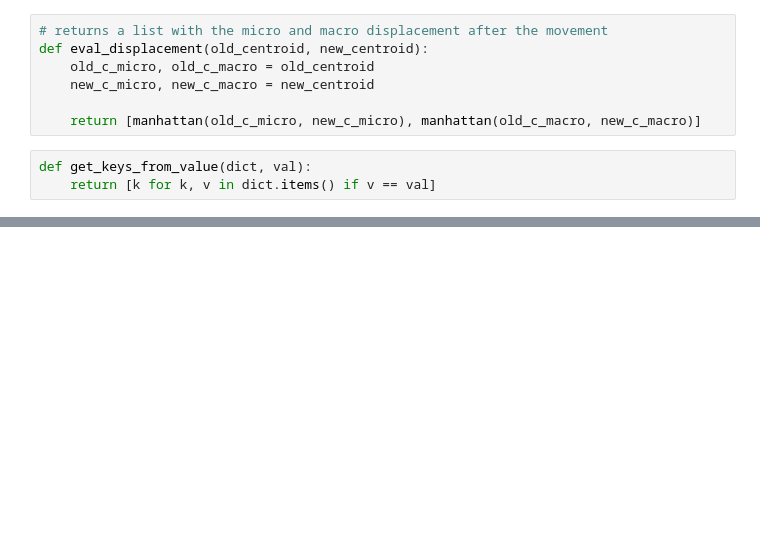
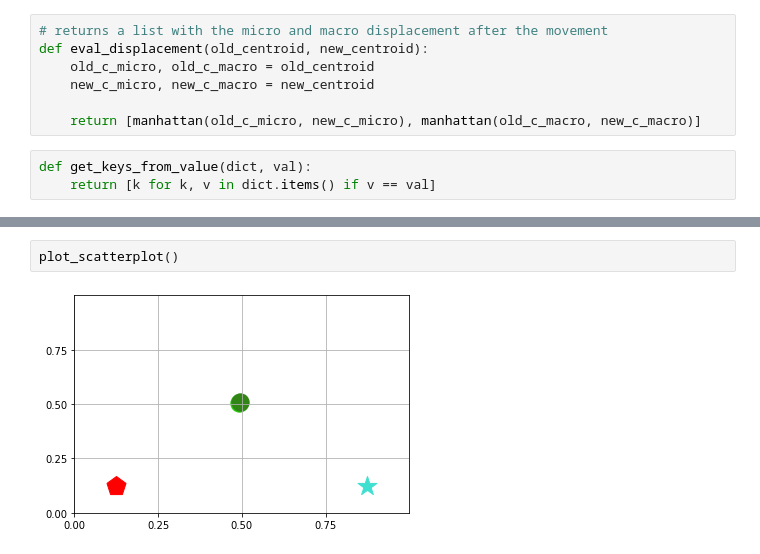
Before and after one commit to salvatorezam/quantum-swarm-path-planning, a Jupyter notebook: swarm_with_grover.ipynb, the cells around one changed output, grey strips where cells are left out. Drawn from its saved outputs; the diff is of its cells as text; blank space fills up the shorter version.

```diff
--- a/swarm_with_grover.ipynb
+++ b/swarm_with_grover.ipynb
@@ -394,0 +605,4 @@ plot_scatterplot()
+# %%
+plot_scatterplot()
+# %% [output]
+[figure, added]
```
Also changed, not shown: parts of 30 cells of this notebook.
